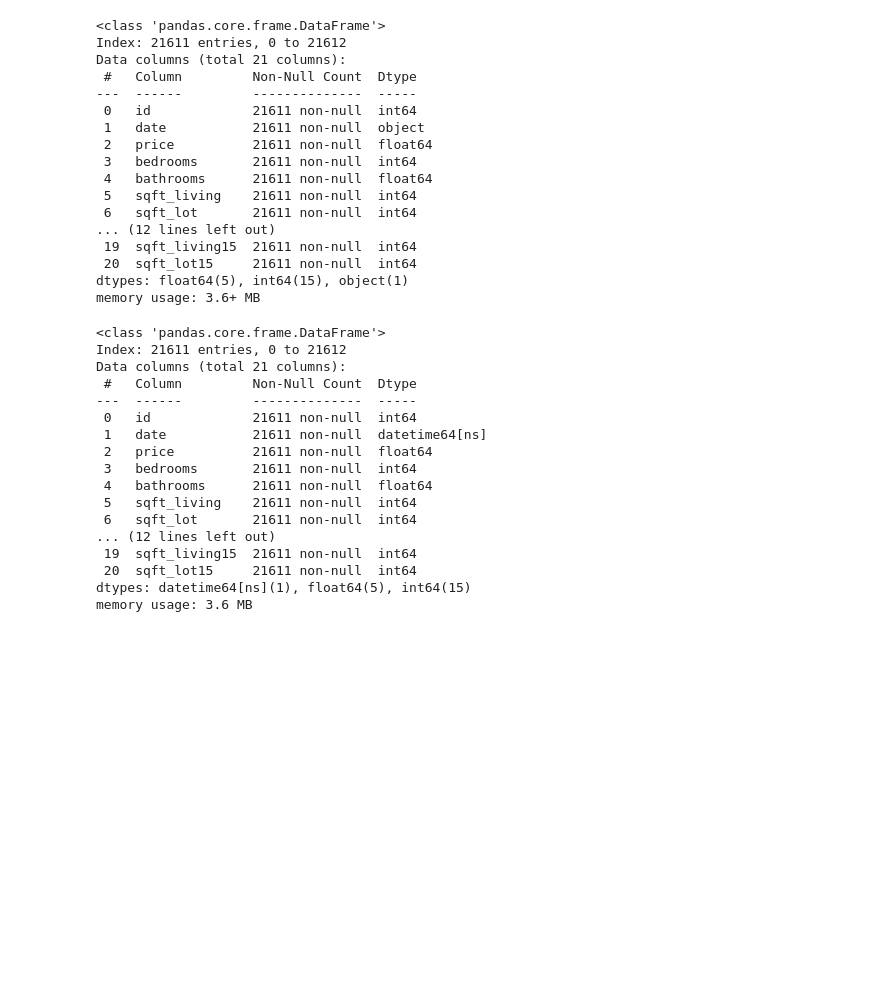
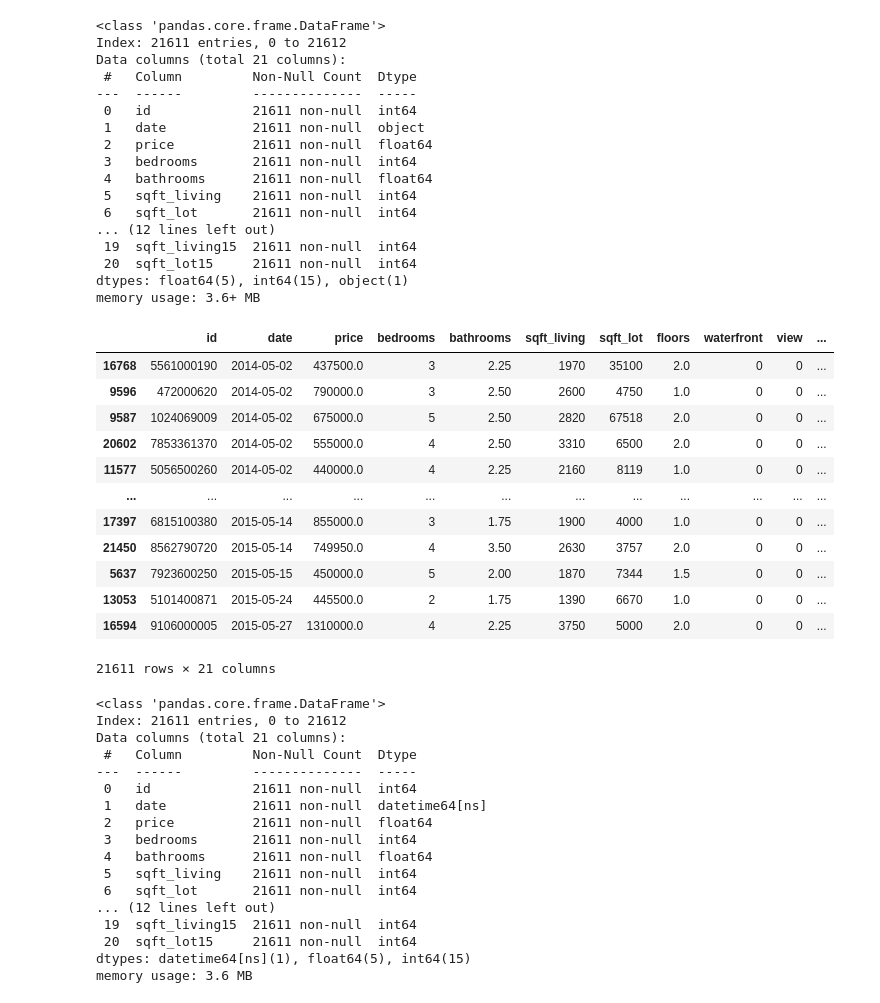
Before and after one commit to Aimal10/schulich_data_science_1, a Jupyter notebook: Assignment_3.ipynb, the cells around one changed output. Drawn from its saved outputs; the diff is of its cells as text; code cells hidden in the pictures; blank space fills up the shorter version.

```diff
--- a/Assignments/Assignment_3.ipynb
+++ b/Assignment_3.ipynb
@@ -536,6 +532,22 @@ dtypes: float64(5), int64(15), object(1)
 memory usage: 3.6+ MB
 # %%
 df_2['date'] = pd.to_datetime(df_2['date'])
+# %%
+df_2.sort_values(['date'], ascending=True)
+# %% [output]
+|  | id | date | price | bedrooms | bathrooms | sqft_living | sqft_lot | floors | waterfront | view | ... |
+| 16768 | 5561000190 | 2014-05-02 | 437500.0 | 3 | 2.25 | 1970 | 35100 | 2.0 | 0 | 0 | ... |
+| 9596 | 472000620 | 2014-05-02 | 790000.0 | 3 | 2.50 | 2600 | 4750 | 1.0 | 0 | 0 | ... |
+| 9587 | 1024069009 | 2014-05-02 | 675000.0 | 5 | 2.50 | 2820 | 67518 | 2.0 | 0 | 0 | ... |
+| 20602 | 7853361370 | 2014-05-02 | 555000.0 | 4 | 2.50 | 3310 | 6500 | 2.0 | 0 | 0 | ... |
+| 11577 | 5056500260 | 2014-05-02 | 440000.0 | 4 | 2.25 | 2160 | 8119 | 1.0 | 0 | 0 | ... |
+| ... | ... | ... | ... | ... | ... | ... | ... | ... | ... | ... | ... |
+| 17397 | 6815100380 | 2015-05-14 | 855000.0 | 3 | 1.75 | 1900 | 4000 | 1.0 | 0 | 0 | ... |
+| 21450 | 8562790720 | 2015-05-14 | 749950.0 | 4 | 3.50 | 2630 | 3757 | 2.0 | 0 | 0 | ... |
+| 5637 | 7923600250 | 2015-05-15 | 450000.0 | 5 | 2.00 | 1870 | 7344 | 1.5 | 0 | 0 | ... |
+| 13053 | 5101400871 | 2015-05-24 | 445500.0 | 2 | 1.75 | 1390 | 6670 | 1.0 | 0 | 0 | ... |
+| 16594 | 9106000005 | 2015-05-27 | 1310000.0 | 4 | 2.25 | 3750 | 5000 | 2.0 | 0 | 0 | ... |
+21611 rows × 21 columns
 # %%
 df_2.info()
 # %% [output]
```
Also changed, not shown: parts of 32 cells of this notebook.
